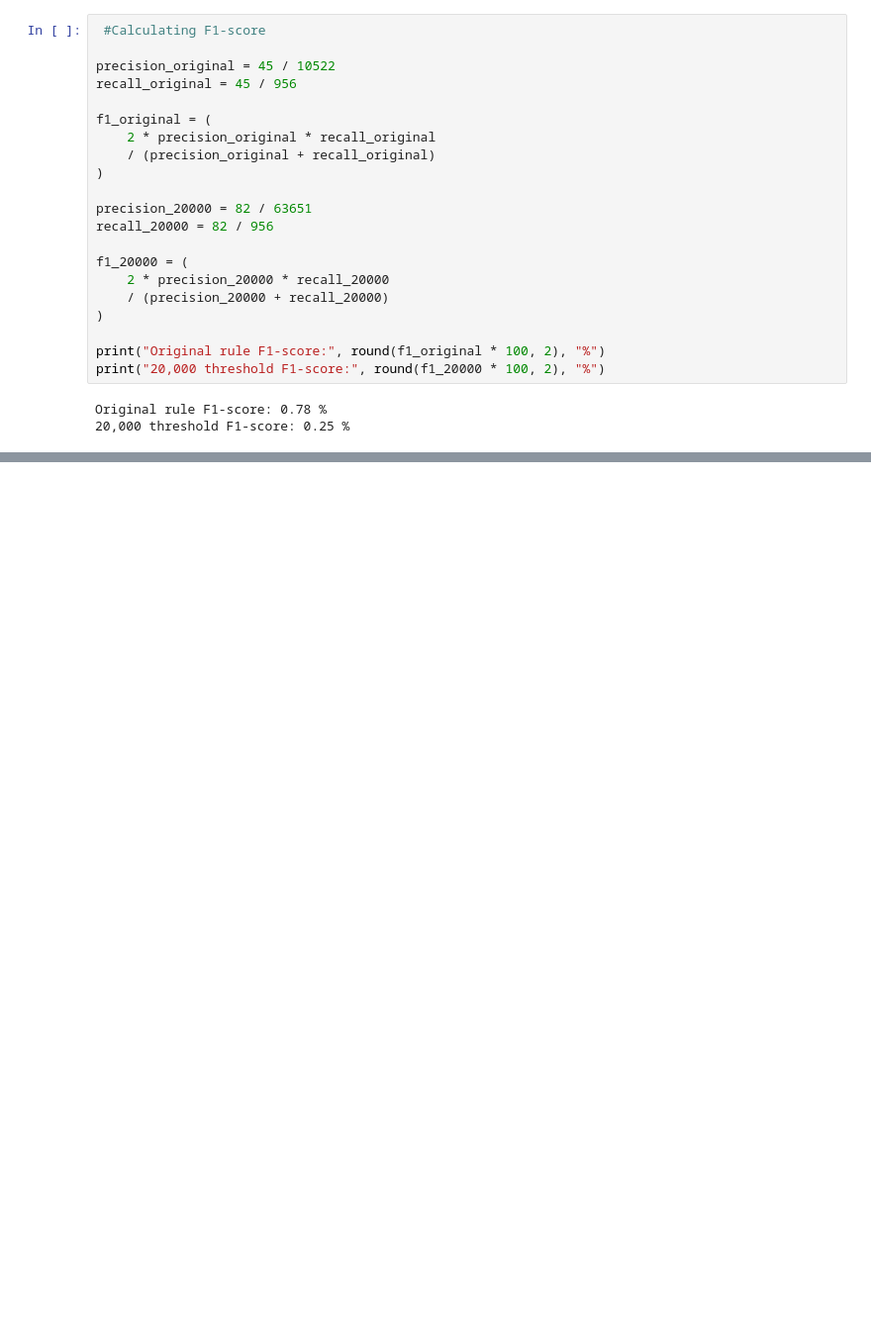
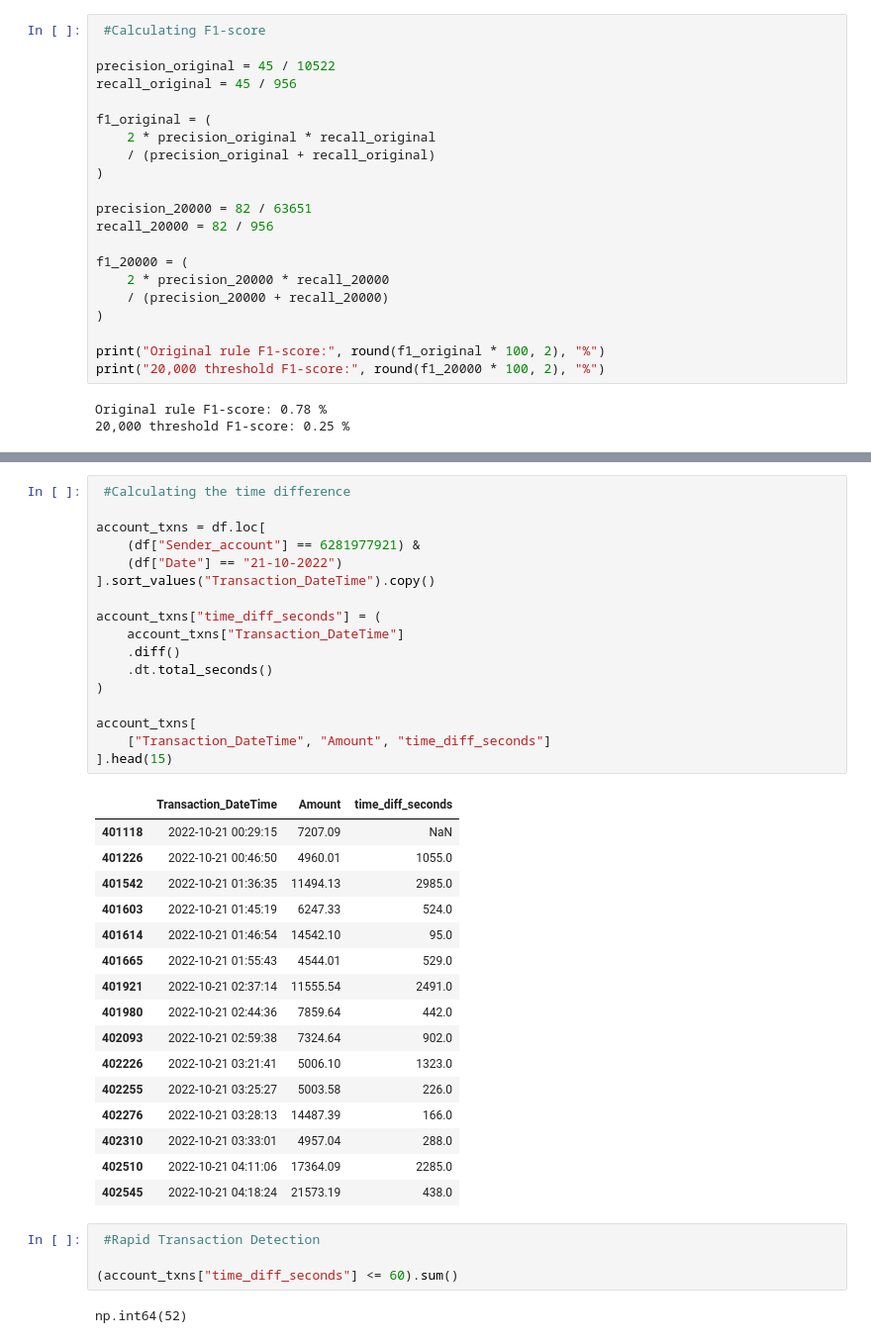
Before and after one commit to Ashutoshp-19/aml-transaction-monitering, a Jupyter notebook: 01_data-exploration.ipynb, the cells around one changed output, grey strips where cells are left out. Shown at 99% size. Saved outputs shown, nothing was run; the diff lists cells and outputs as text; blank space fills up the shorter version.

```diff
--- a/01_data-exploration.ipynb
+++ b/01_data-exploration.ipynb
@@ -516,0 +632,40 @@ Original rule F1-score: 0.78 %
+# %%
+ #Calculating the time difference
+
+account_txns = df.loc[
+    (df["Sender_account"] == 6281977921) &
+    (df["Date"] == "21-10-2022")
+].sort_values("Transaction_DateTime").copy()
+
+account_txns["time_diff_seconds"] = (
+    account_txns["Transaction_DateTime"]
+    .diff()
+    .dt.total_seconds()
+)
+
+account_txns[
+    ["Transaction_DateTime", "Amount", "time_diff_seconds"]
+].head(15)
+# %% [output]
+|  | Transaction_DateTime | Amount | time_diff_seconds |
+| 401118 | 2022-10-21 00:29:15 | 7207.09 | NaN |
+| 401226 | 2022-10-21 00:46:50 | 4960.01 | 1055.0 |
+| 401542 | 2022-10-21 01:36:35 | 11494.13 | 2985.0 |
+| 401603 | 2022-10-21 01:45:19 | 6247.33 | 524.0 |
+| 401614 | 2022-10-21 01:46:54 | 14542.10 | 95.0 |
+| 401665 | 2022-10-21 01:55:43 | 4544.01 | 529.0 |
+| 401921 | 2022-10-21 02:37:14 | 11555.54 | 2491.0 |
+| 401980 | 2022-10-21 02:44:36 | 7859.64 | 442.0 |
+| 402093 | 2022-10-21 02:59:38 | 7324.64 | 902.0 |
+| 402226 | 2022-10-21 03:21:41 | 5006.10 | 1323.0 |
+| 402255 | 2022-10-21 03:25:27 | 5003.58 | 226.0 |
+| 402276 | 2022-10-21 03:28:13 | 14487.39 | 166.0 |
+| 402310 | 2022-10-21 03:33:01 | 4957.04 | 288.0 |
+| 402510 | 2022-10-21 04:11:06 | 17364.09 | 2285.0 |
+| 402545 | 2022-10-21 04:18:24 | 21573.19 | 438.0 |
+# %%
+ #Rapid Transaction Detection
+
+(account_txns["time_diff_seconds"] <= 60).sum()
+# %% [output]
+np.int64(52)
```
Also changed, not shown: parts of 29 cells of this notebook.
